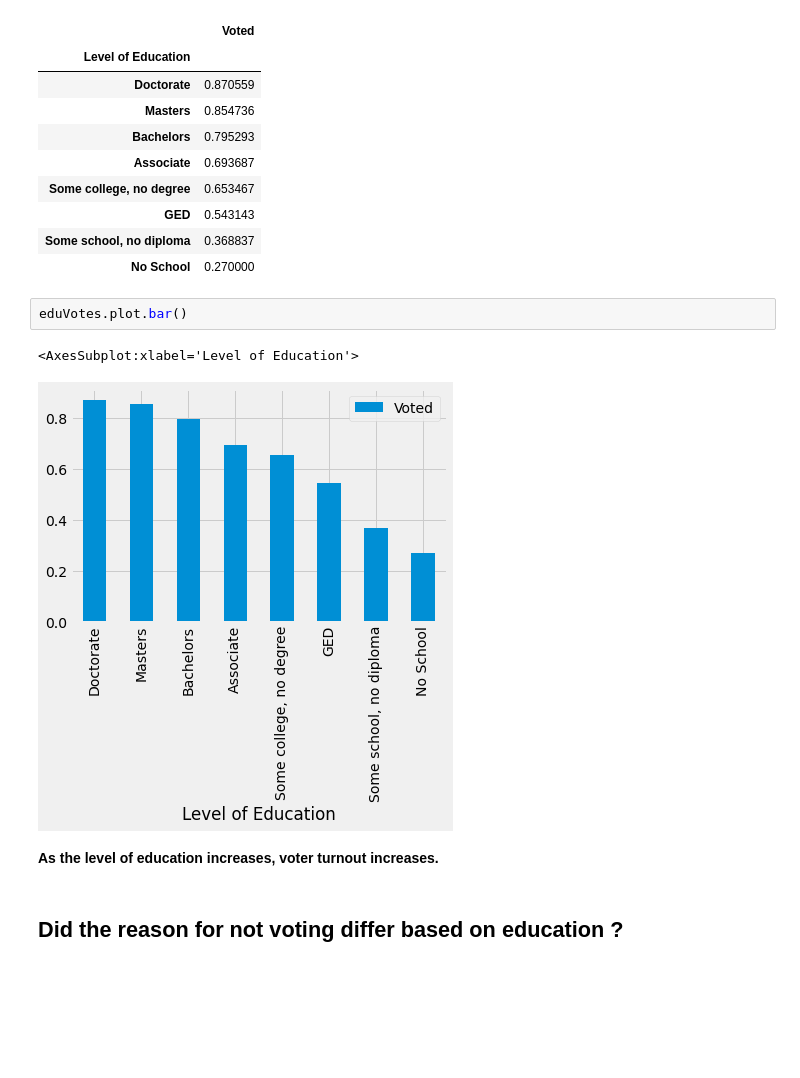
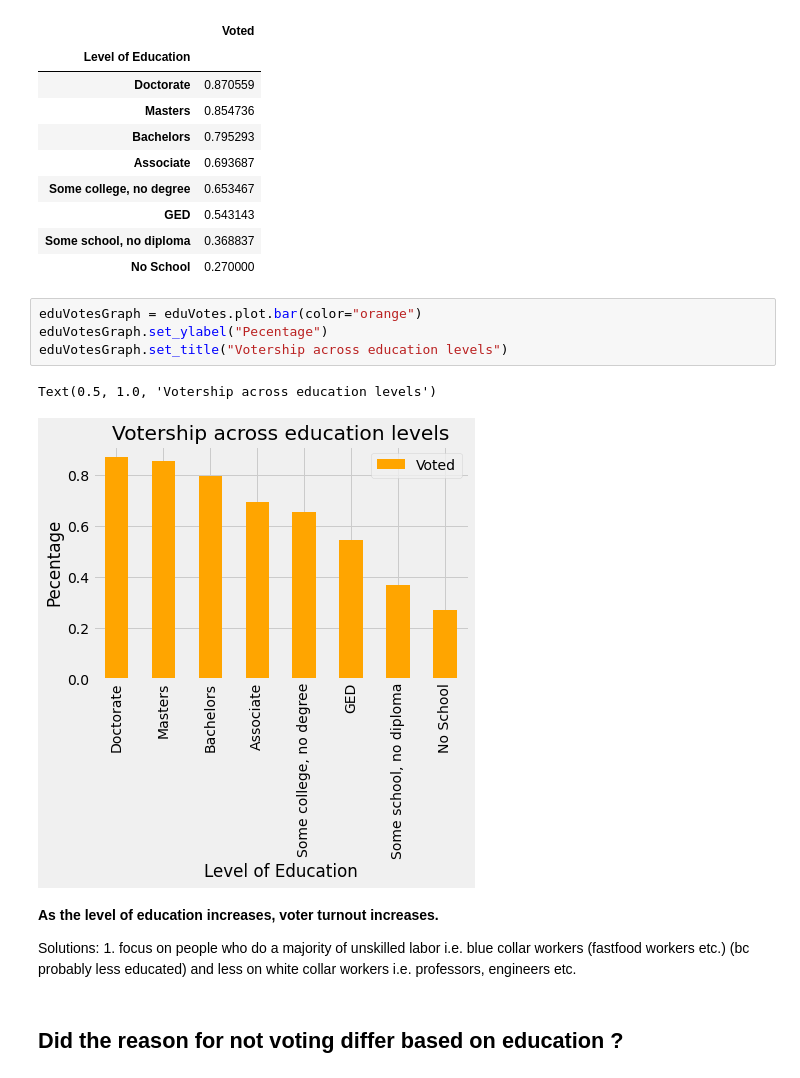
Before and after one commit to mdesilva/Data-Science, a Jupyter notebook: ASA2020FallDataChallenge/Analysis.ipynb, the cells around one changed output. Saved outputs shown, nothing was run; the diff lists cells and outputs as text; blank space fills up the shorter version.

```diff
--- a/ASA2020FallDataChallenge/Analysis.ipynb
+++ b/ASA2020FallDataChallenge/Analysis.ipynb
@@ -293,13 +361,18 @@ eduVotes
 | GED | 0.543143 |
 | Some school, no diploma | 0.368837 |
 | No School | 0.270000 |
-# %%
-eduVotes.plot.bar()
-# %% [output]
-<AxesSubplot:xlabel='Level of Education'>
-[figure, removed]
-# %% [markdown]
-**As the level of education increases, voter turnout increases.**
+# %%
+eduVotesGraph = eduVotes.plot.bar(color="orange")
+eduVotesGraph.set_ylabel("Pecentage")
+eduVotesGraph.set_title("Votership across education levels")
+# %% [output]
+Text(0.5, 1.0, 'Votership across education levels')
+[figure, added]
+# %% [markdown]
+**As the level of education increases, voter turnout increases.**
+
+Solutions:
+    1. focus on people who do a majority of unskilled labor i.e. blue collar workers (fastfood workers etc.) (bc probably less educated) and less on white collar workers i.e. professors, engineers etc.
 # %% [markdown]
 ## Did the reason for not voting differ based on education ?
 # %%
```
Also changed, not shown: parts of 20 cells of this notebook, 1 other file.
